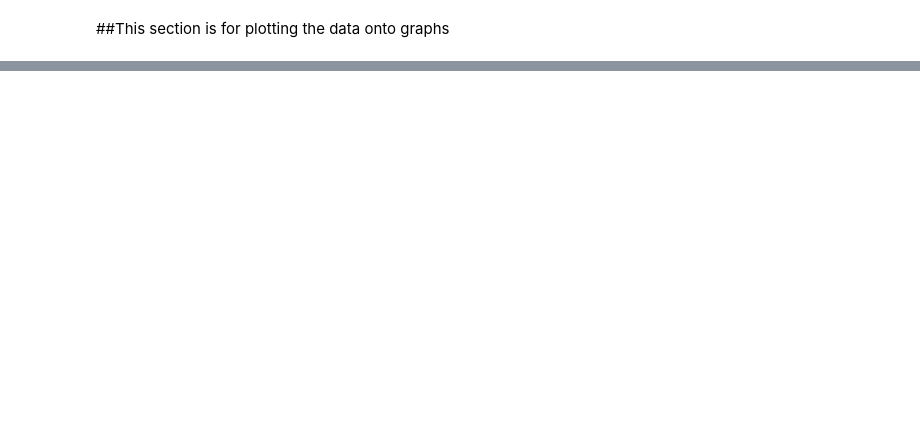
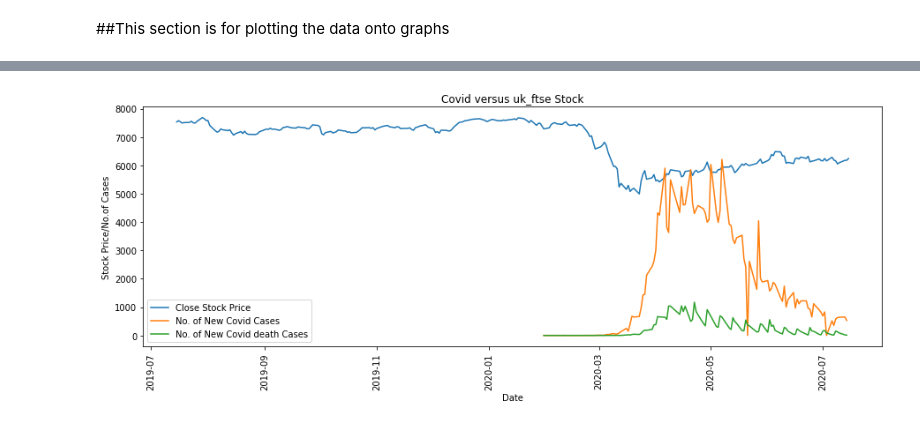
Before and after one commit to UliksSekiraqa/StockMarketAnalysis, a Jupyter notebook: DataAnalysis.ipynb, the cells around one changed output, grey strips where cells are left out. Saved outputs shown, nothing was run; the diff lists cells and outputs as text; code cells hidden in the pictures; blank space fills up the shorter version.

```diff
--- a/DataAnalysis.ipynb
+++ b/DataAnalysis.ipynb
@@ -362,0 +536,39 @@ Date
+# %%
+
+covid_data = pd.read_csv("https://covid19.who.int/WHO-COVID-19-global-data.csv")
+covid_data.index = covid_data["Date_reported"]
+covid_data = covid_data[[" Country", " New_cases", " New_deaths"]]
+for i in covid_data[" New_cases"]:
+    if (i<0):
+        covid_data = covid_data.replace(i, 0)
+
+
+
+def covid(country):
+    is_country = covid_data[' Country']== country
+    covid_data_country = covid_data[is_country]
+    return covid_data_country
+# %%
+
+def visual(ticker, country, country_stock):
+
+    country_stock_close = stock(ticker)
+    covid_data_country = covid(country)
+
+    stock_covid = country_stock_close.join(covid_data_country)
+    plt.figure(figsize=(15,5))
+    plt.plot(stock_covid.index, stock_covid["Close"], label = "Close Stock Price")
+    plt.plot(stock_covid.index, stock_covid[" New_cases"], label = "No. of New Covid Cases")
+    plt.plot(stock_covid.index, stock_covid[" New_deaths"], label = "No. of New Covid death Cases")
+    plt.title("Covid versus " + country_stock + " Stock")
+    #country_stock_join.plot(kind="line", subplots=True, sharex=True, sharey=False)
+    plt.xticks(rotation = 90)
+    plt.legend()
+    plt.xlabel("Date")
+    plt.ylabel("Stock Price/No.of Cases")
+    #plt.figure(figsize=(15,5))
+    plt.show()
+# %%
+visual("^FTSE", "The United Kingdom", "uk_ftse")
+# %% [output]
+[figure, added]
```
Also changed, not shown: parts of 19 cells of this notebook.
